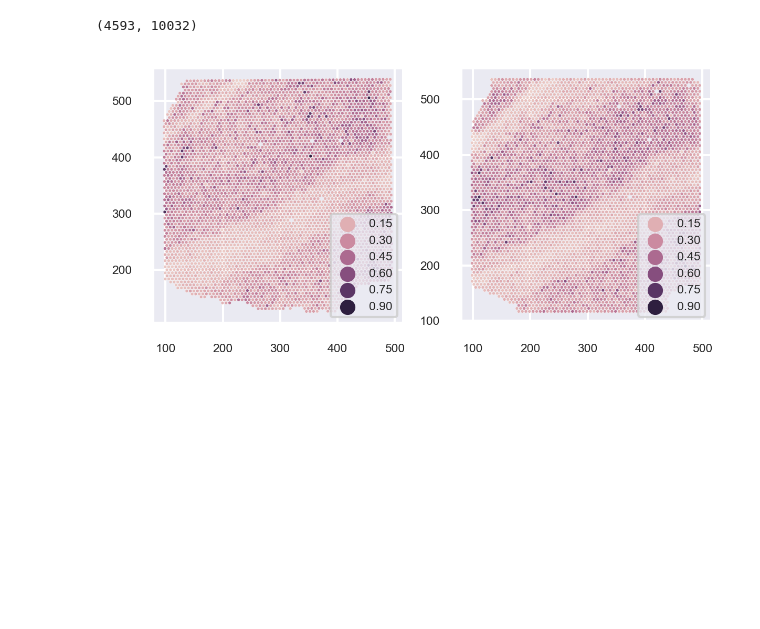
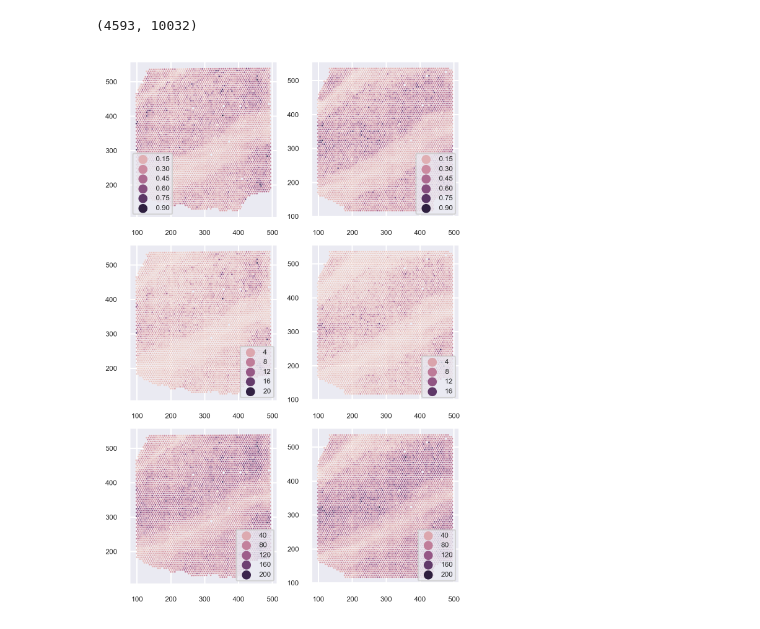
Before and after one commit to Stardust-lf/Transcriptomics, a Jupyter notebook: TestCode/Preprocessing.ipynb, the cells around one changed output. Cells and saved outputs as stored; diff of their text form; code cells hidden in the pictures; blank space fills up the shorter version.

```diff
--- a/TestCode/Preprocessing.ipynb
+++ b/TestCode/Preprocessing.ipynb
@@ -86,7 +86,7 @@ slice1.var
 10032 rows × 10 columns
 # %%
 np.squeeze(np.array(slice1.X.todense()[:,0]))
-toarray = lambda x: np.array(x)
+toarray = lambda x: np.array(x,dtype=np.int16)
 toembedding = lambda x: np.squeeze(x)
 ann2embd = lambda ann,index: toembedding(toarray(ann.X[:,index].todense()))
 ann2feaMat = lambda ann: toembedding(toarray(ann.X.todense()))
@@ -96,15 +96,19 @@ ann2feaMat(slice1).shape
 # %%
 import matplotlib.pyplot as plt
 import seaborn as sns
 sns.set_theme()
 sns.set(font_scale=0.5)
-fig,ax = plt.subplots(1,2,figsize=[4,2],dpi=300)
+fig,ax = plt.subplots(3,2,figsize=[4,6],dpi=300)
 spatial1 = slice1.obsm['spatial']
 spatial2 = slice2.obsm['spatial']
-sns.scatterplot(x=spatial1[:,0],y=spatial1[:,1],s=2,ax=ax[0],hue=np.mean(ann2feaMat(slice1),axis=1))
-sns.scatterplot(x=spatial2[:,0],y=spatial2[:,1],s=2,ax=ax[1],hue=np.mean(ann2feaMat(slice2),axis=1))
+sns.scatterplot(x=spatial1[:,0],y=spatial1[:,1],s=2,ax=ax[0][0],hue=np.mean(ann2feaMat(slice1),axis=1))
+sns.scatterplot(x=spatial2[:,0],y=spatial2[:,1],s=2,ax=ax[0][1],hue=np.mean(ann2feaMat(slice2),axis=1))
+sns.scatterplot(x=spatial1[:,0],y=spatial1[:,1],s=2,ax=ax[1][0],hue=np.var(ann2feaMat(slice1),axis=1))
+sns.scatterplot(x=spatial2[:,0],y=spatial2[:,1],s=2,ax=ax[1][1],hue=np.var(ann2feaMat(slice2),axis=1))
+sns.scatterplot(x=spatial1[:,0],y=spatial1[:,1],s=2,ax=ax[2][0],hue=np.max(ann2feaMat(slice1),axis=1)-np.min(ann2feaMat(slice1),axis=1))
+sns.scatterplot(x=spatial2[:,0],y=spatial2[:,1],s=2,ax=ax[2][1],hue=np.max(ann2feaMat(slice2),axis=1)-np.min(ann2feaMat(slice2),axis=1))
 plt.tight_layout()
 plt.show()
 # %% [output]
-[figure, old version]
+[figure, new version]
 # %%
```
Also changed, not shown: parts of 12 cells of this notebook.
